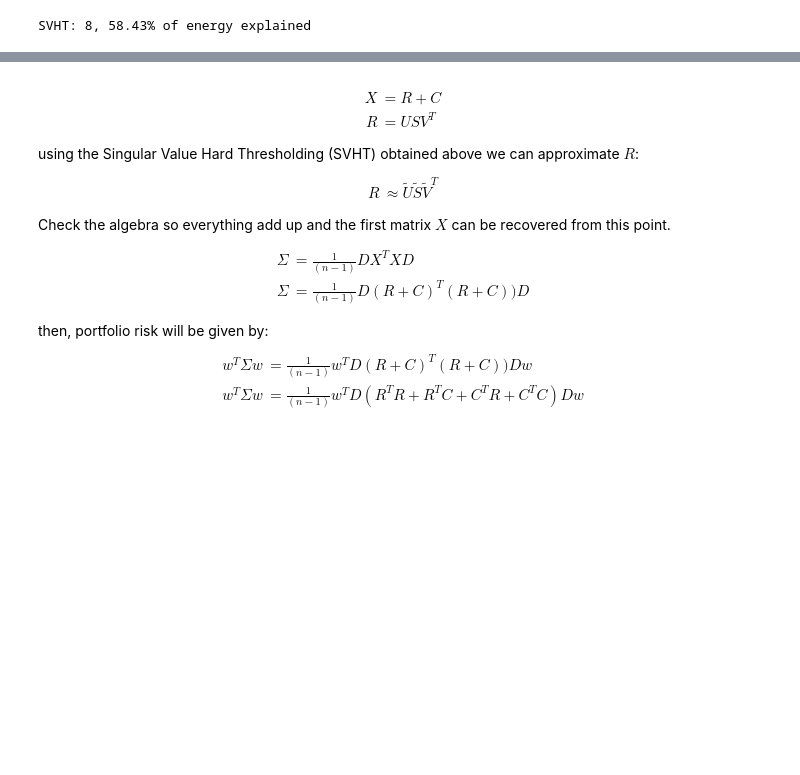
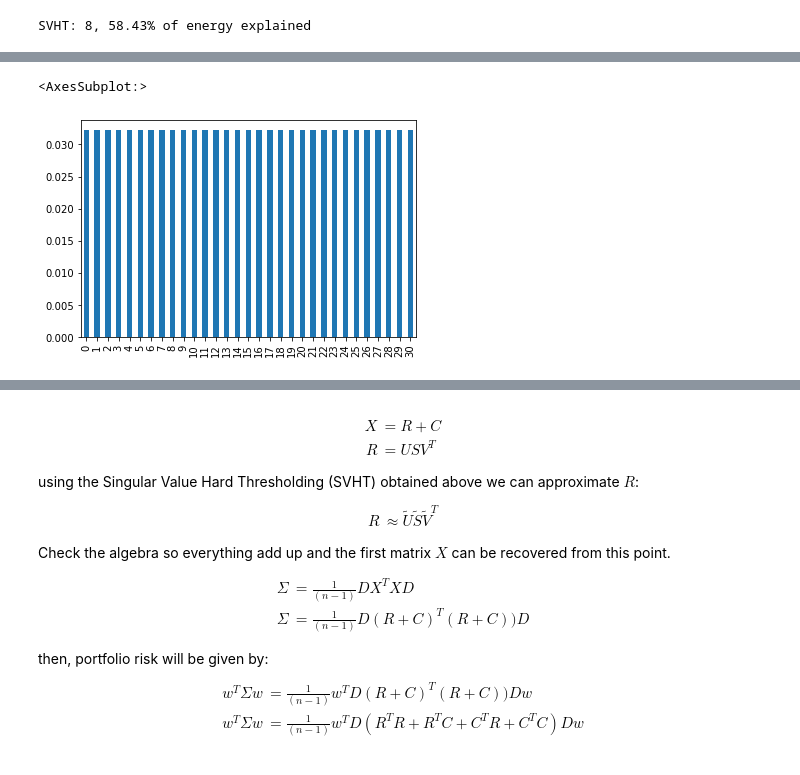
Before and after one commit to fcoibanez/eigenportfolio, a Jupyter notebook: notebooks/spectral_diversification.ipynb, the cells around one changed output, grey strips where cells are left out. Drawn from its saved outputs; the diff is of its cells as text; code cells hidden in the pictures; blank space fills up the shorter version.

```diff
--- a/notebooks/spectral_diversification.ipynb
+++ b/notebooks/spectral_diversification.ipynb
@@ -60,0 +154,8 @@ SVHT: 8, 58.43% of energy explained
+# %%
+eigen_wts = V.T @ np.diag(sample.std().values) @ w_star.reshape(-1, 1)
+p = (np.diag(eigen_wts.flatten()) @ S.T @ S @ eigen_wts).flatten()
+p = np.divide(p, p.sum())
+pd.Series(p).plot.bar()
+# %% [output]
+<AxesSubplot:>
+[figure, added]
```
Also changed, not shown: parts of 16 cells of this notebook, 1 other file.
